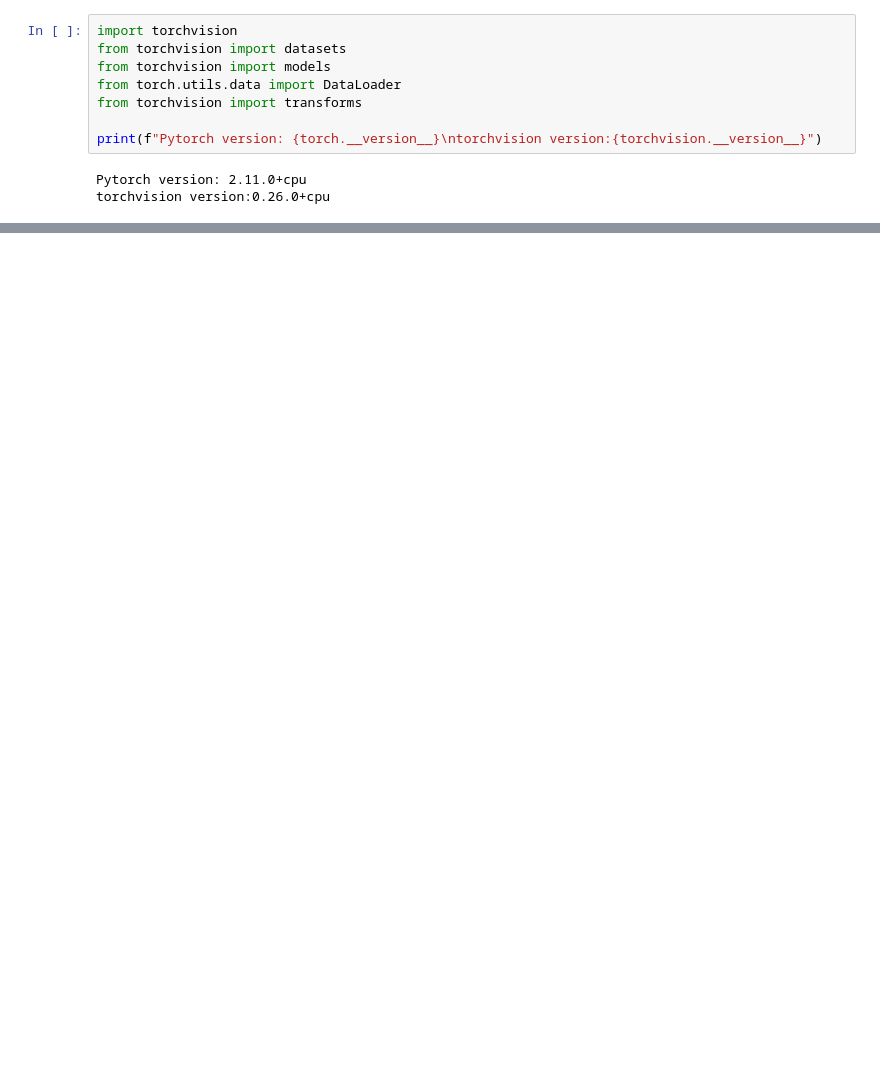
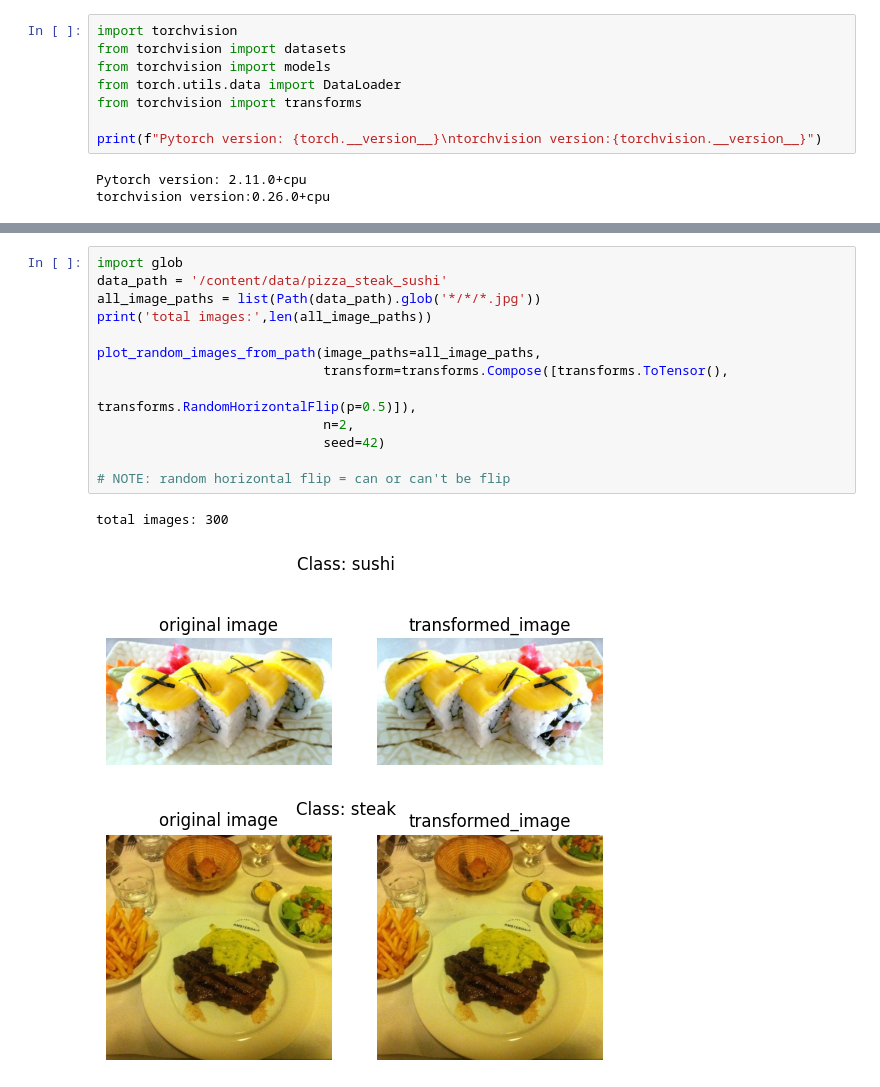
Before and after one commit to Jaingarveet/ViT_from_scratch, a Jupyter notebook: src/train.ipynb, the cells around one changed output, grey strips where cells are left out. Saved outputs shown, nothing was run; the diff lists cells and outputs as text; blank space fills up the shorter version.

```diff
--- a/src/train.ipynb
+++ b/src/train.ipynb
@@ -957,0 +201,17 @@ def pred_and_plot_image(model: torch.nn.Module,
+# %%
+import glob
+data_path = '/content/data/pizza_steak_sushi'
+all_image_paths = list(Path(data_path).glob('*/*/*.jpg'))
+print('total images:',len(all_image_paths))
+
+plot_random_images_from_path(image_paths=all_image_paths,
+                             transform=transforms.Compose([transforms.ToTensor(),
+                                                           transforms.RandomHorizontalFlip(p=0.5)]),
+                             n=2,
+                             seed=42)
+
+# NOTE: random horizontal flip = can or can't be flip
+# %% [output]
+total images: 300
+[figure, added]
+[figure, added]
```
Also changed, not shown: parts of 129 cells of this notebook, 5 other files.
